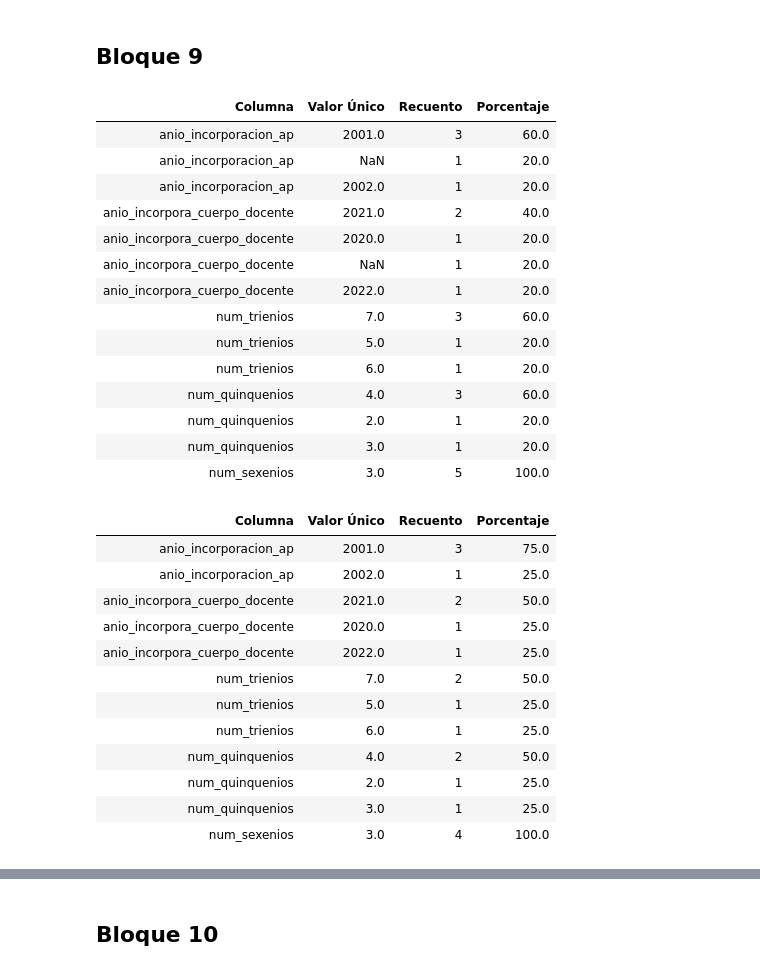
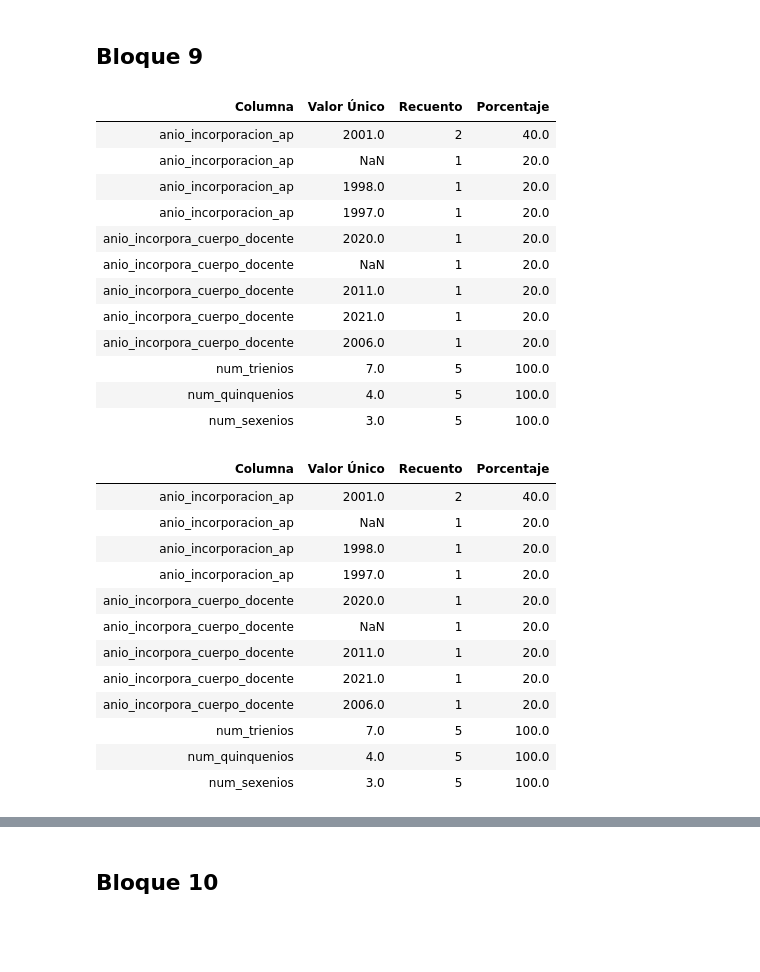
Before and after one commit to InigoMartinezCiriza/GD, a Jupyter notebook: prueba.ipynb, the cells around one changed output, grey strips where cells are left out. Cells and saved outputs as stored; diff of their text form; code cells hidden in the pictures; blank space fills up the shorter version.

```diff
--- a/prueba.ipynb
+++ b/prueba.ipynb
@@ -402,50 +404,48 @@ De variables que no hemos logrado obtener información de otras fuentes:
 # %%
 # El bloque 9 (Cuerpo docente e investigador):
 
 df_blq9 = df_var_piv[['anio_incorporacion_ap',\
                       'anio_incorpora_cuerpo_docente',\
                       'num_trienios',\
                       'num_quinquenios',\
                       'num_sexenios']]
 
-df_blq9_nan = df_blq9[((df_blq9['anio_incorporacion_ap'] >= 2000) | (df_blq9['anio_incorporacion_ap'].isna())) & \
+df_blq9_nan = df_blq9[((df_blq9['num_trienios'] == 7) | (df_blq9['num_trienios'].isna())) & \
                       (df_blq9['num_sexenios'] == 3) | (df_blq9['num_sexenios'].isna())]
 
 valores_unicos(df_blq9_nan)
 
-df_blq9 = df_blq9[(df_blq9['anio_incorporacion_ap'] >= 2000) & \
+df_blq9 = df_blq9[(df_blq9['num_trienios'] == 7) & \
                   (df_blq9['num_sexenios'] == 3)]
 
 valores_unicos(df_blq9)
 # %% [output]
 | Columna | Valor Único | Recuento | Porcentaje |
-| anio_incorporacion_ap | 2001.0 | 3 | 60.0 |
+| anio_incorporacion_ap | 2001.0 | 2 | 40.0 |
 | anio_incorporacion_ap | NaN | 1 | 20.0 |
-| anio_incorporacion_ap | 2002.0 | 1 | 20.0 |
-| anio_incorpora_cuerpo_docente | 2021.0 | 2 | 40.0 |
+| anio_incorporacion_ap | 1998.0 | 1 | 20.0 |
+| anio_incorporacion_ap | 1997.0 | 1 | 20.0 |
 | anio_incorpora_cuerpo_docente | 2020.0 | 1 | 20.0 |
 | anio_incorpora_cuerpo_docente | NaN | 1 | 20.0 |
-| anio_incorpora_cuerpo_docente | 2022.0 | 1 | 20.0 |
-| num_trienios | 7.0 | 3 | 60.0 |
-| num_trienios | 5.0 | 1 | 20.0 |
-| num_trienios | 6.0 | 1 | 20.0 |
-| num_quinquenios | 4.0 | 3 | 60.0 |
-| num_quinquenios | 2.0 | 1 | 20.0 |
-| num_quinquenios | 3.0 | 1 | 20.0 |
+| anio_incorpora_cuerpo_docente | 2011.0 | 1 | 20.0 |
+| anio_incorpora_cuerpo_docente | 2021.0 | 1 | 20.0 |
+| anio_incorpora_cuerpo_docente | 2006.0 | 1 | 20.0 |
+| num_trienios | 7.0 | 5 | 100.0 |
+| num_quinquenios | 4.0 | 5 | 100.0 |
 | num_sexenios | 3.0 | 5 | 100.0 |
 | Columna | Valor Único | Recuento | Porcentaje |
-| anio_incorporacion_ap | 2001.0 | 3 | 75.0 |
-| anio_incorporacion_ap | 2002.0 | 1 | 25.0 |
-| anio_incorpora_cuerpo_docente | 2021.0 | 2 | 50.0 |
-| anio_incorpora_cuerpo_docente | 2020.0 | 1 | 25.0 |
-| anio_incorpora_cuerpo_docente | 2022.0 | 1 | 25.0 |
-| num_trienios | 7.0 | 2 | 50.0 |
-| num_trienios | 5.0 | 1 | 25.0 |
-| num_trienios | 6.0 | 1 | 25.0 |
-| num_quinquenios | 4.0 | 2 | 50.0 |
-| num_quinquenios | 2.0 | 1 | 25.0 |
-| num_quinquenios | 3.0 | 1 | 25.0 |
-| num_sexenios | 3.0 | 4 | 100.0 |
+| anio_incorporacion_ap | 2001.0 | 2 | 40.0 |
+| anio_incorporacion_ap | NaN | 1 | 20.0 |
+| anio_incorporacion_ap | 1998.0 | 1 | 20.0 |
+| anio_incorporacion_ap | 1997.0 | 1 | 20.0 |
+| anio_incorpora_cuerpo_docente | 2020.0 | 1 | 20.0 |
+| anio_incorpora_cuerpo_docente | NaN | 1 | 20.0 |
+| anio_incorpora_cuerpo_docente | 2011.0 | 1 | 20.0 |
+| anio_incorpora_cuerpo_docente | 2021.0 | 1 | 20.0 |
+| anio_incorpora_cuerpo_docente | 2006.0 | 1 | 20.0 |
+| num_trienios | 7.0 | 5 | 100.0 |
+| num_quinquenios | 4.0 | 5 | 100.0 |
+| num_sexenios | 3.0 | 5 | 100.0 |
 # %% [markdown]
 #### Inferencia estadística a partir de los datos del bloque 9
 
```
Also changed, not shown: parts of 3 cells of this notebook.
